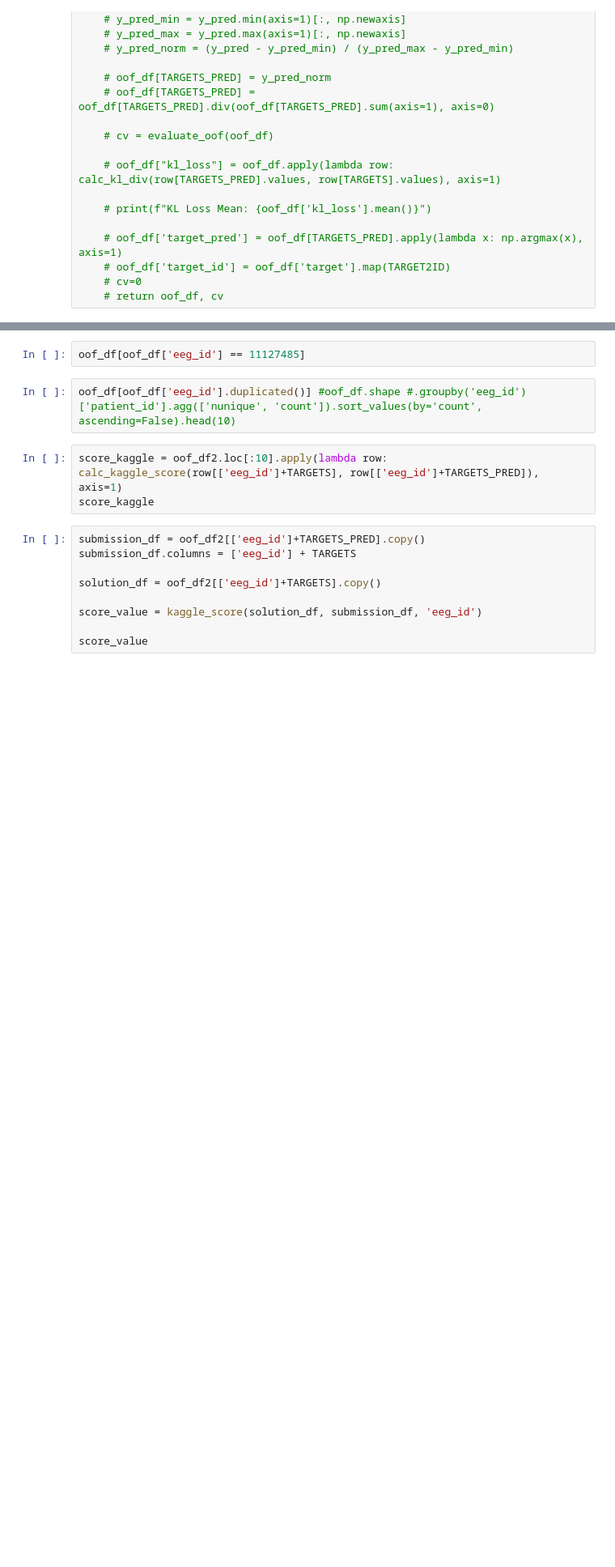
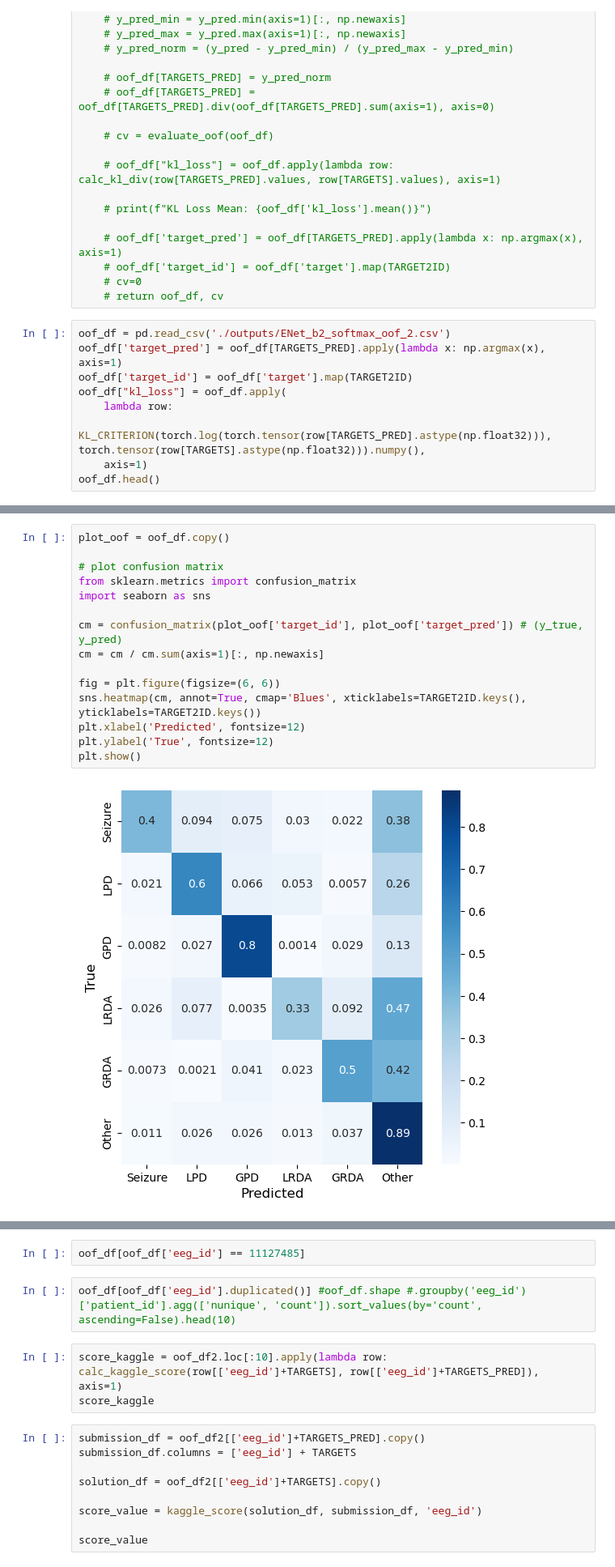
Before and after one commit to AzimuthLI/kaggle_hms, a Jupyter notebook: train_hms_two_stage.ipynb, the cells around one changed output, grey strips where cells are left out. Shown at 81% size. Drawn from its saved outputs; the diff is of its cells as text; blank space fills up the shorter version.

```diff
--- a/train_hms_two_stage.ipynb
+++ b/train_hms_two_stage.ipynb
@@ -111,3 +244,12 @@ def calc_kl_div(p, q):
     # oof_df['target_id'] = oof_df['target'].map(TARGET2ID)
     # cv=0
     # return oof_df, cv
+# %%
+oof_df = pd.read_csv('./outputs/ENet_b2_softmax_oof_2.csv')
+oof_df['target_pred'] = oof_df[TARGETS_PRED].apply(lambda x: np.argmax(x), axis=1)
+oof_df['target_id'] = oof_df['target'].map(TARGET2ID)
+oof_df["kl_loss"] = oof_df.apply(
+    lambda row:
+        KL_CRITERION(torch.log(torch.tensor(row[TARGETS_PRED].astype(np.float32))), torch.tensor(row[TARGETS].astype(np.float32))).numpy(),
+    axis=1)
+oof_df.head()
@@ -113,0 +263,17 @@ def calc_kl_div(p, q):
+# %%
+plot_oof = oof_df.copy()
+
+# plot confusion matrix
+from sklearn.metrics import confusion_matrix
+import seaborn as sns
+
+cm = confusion_matrix(plot_oof['target_id'], plot_oof['target_pred']) # (y_true, y_pred)
+cm = cm / cm.sum(axis=1)[:, np.newaxis]
+
+fig = plt.figure(figsize=(6, 6))
+sns.heatmap(cm, annot=True, cmap='Blues', xticklabels=TARGET2ID.keys(), yticklabels=TARGET2ID.keys())
+plt.xlabel('Predicted', fontsize=12)
+plt.ylabel('True', fontsize=12)
+plt.show()
+# %% [output]
+[figure, added]
```
Also changed, not shown: parts of 10 cells of this notebook, 5 other files.
